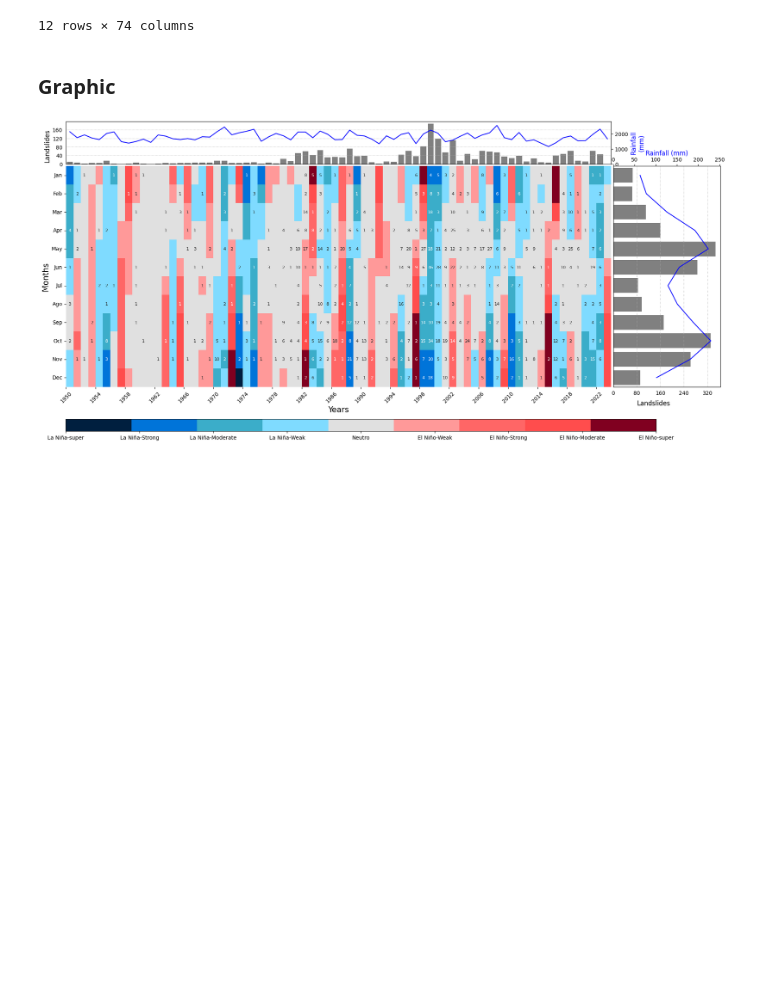
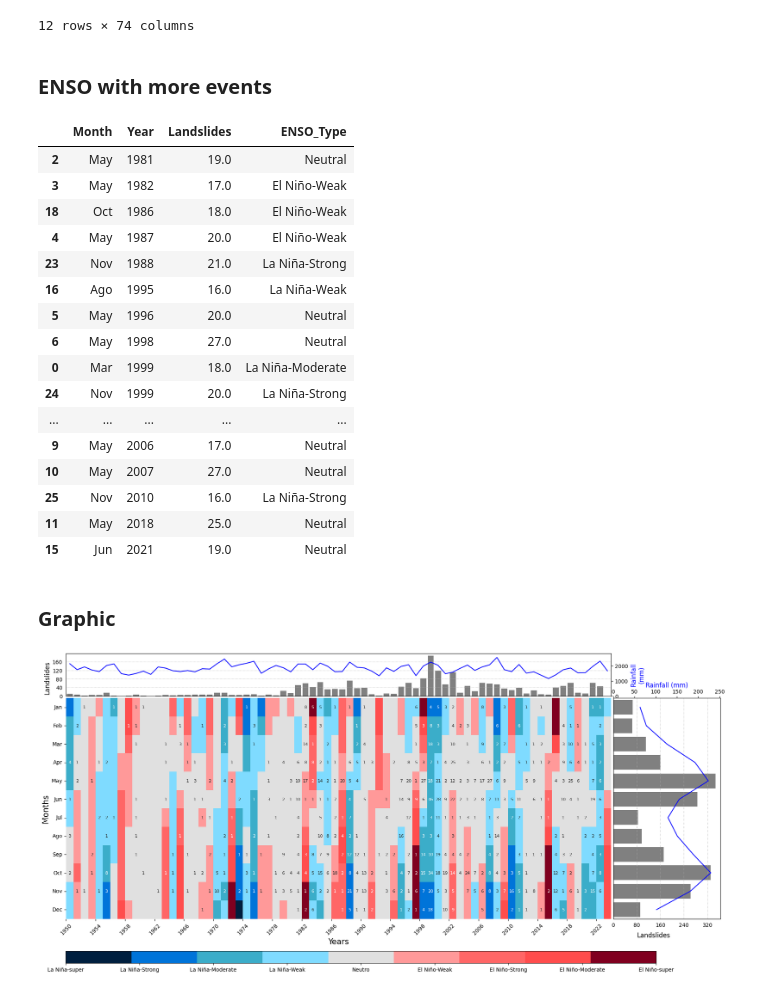
Before and after one commit to edieraristizabal/PAPER_RainfallLandslides_Vdea, a Jupyter notebook: CODE/temporal_analysis/temporal_analysis.ipynb, the cells around one changed output. Drawn from its saved outputs; the diff is of its cells as text; code cells hidden in the pictures; blank space fills up the shorter version.

```diff
--- a/CODE/temporal_analysis/temporal_analysis.ipynb
+++ b/CODE/temporal_analysis/temporal_analysis.ipynb
@@ -250,6 +263,42 @@ enso_matrix
 | Nov | La Niña-Weak | El Niño-Weak | Neutral | El Niño-Weak | La Niña-Weak | La Niña-Strong | Neutral | El Niño-Strong | Neutral | Neutral | ... | ... |
 | Dec | La Niña-Weak | El Niño-Weak | Neutral | El Niño-Weak | La Niña-Weak | La Niña-Strong | Neutral | El Niño-Moderate | El Niño-Weak | Neutral | ... | ... |
 12 rows × 74 columns
+# %% [markdown]
+<h4 style="font-size: 20px;"><strong>ENSO with more events</strong></h4>
+# %%
+# Filtrar los eventos de deslizamientos mayores a 30
+landslides_filtered = landslides_matrix[landslides_matrix > 15].stack().reset_index()
+landslides_filtered.columns = ['Month', 'Year', 'Landslides']
+
+# Unir con la clasificación ENSO para identificar el tipo de ENSO en cada evento
+enso_filtered = enso_series[['Year', 'Month', 'ENSO_Category']]
+enso_filtered = enso_filtered.rename(columns={'ENSO_Category': 'ENSO_Type'})
+
+# Unir ambas tablas por mes y año
+events_enso = landslides_filtered.merge(enso_filtered, on=['Year', 'Month'], how='left')
+
+#ordenar los datos por la columnas 'Year' de menor a mayor
+events_enso = events_enso.sort_values(by='Year')
+
+events_enso
+# %% [output]
+|  | Month | Year | Landslides | ENSO_Type |
+| 2 | May | 1981 | 19.0 | Neutral |
+| 3 | May | 1982 | 17.0 | El Niño-Weak |
+| 18 | Oct | 1986 | 18.0 | El Niño-Weak |
+| 4 | May | 1987 | 20.0 | El Niño-Weak |
+| 23 | Nov | 1988 | 21.0 | La Niña-Strong |
+| 16 | Ago | 1995 | 16.0 | La Niña-Weak |
+| 5 | May | 1996 | 20.0 | Neutral |
+| 6 | May | 1998 | 27.0 | Neutral |
+| 0 | Mar | 1999 | 18.0 | La Niña-Moderate |
+| 24 | Nov | 1999 | 20.0 | La Niña-Strong |
+| ... | ... | ... | ... | ... |
+| 9 | May | 2006 | 17.0 | Neutral |
+| 10 | May | 2007 | 27.0 | Neutral |
+| 25 | Nov | 2010 | 16.0 | La Niña-Strong |
+| 11 | May | 2018 | 25.0 | Neutral |
+| 15 | Jun | 2021 | 19.0 | Neutral |
 # %% [markdown]
 <h4 style="font-size: 20px;"><strong>Graphic</strong></h4>
 # %%
```
Also changed, not shown: parts of 3 cells of this notebook.
